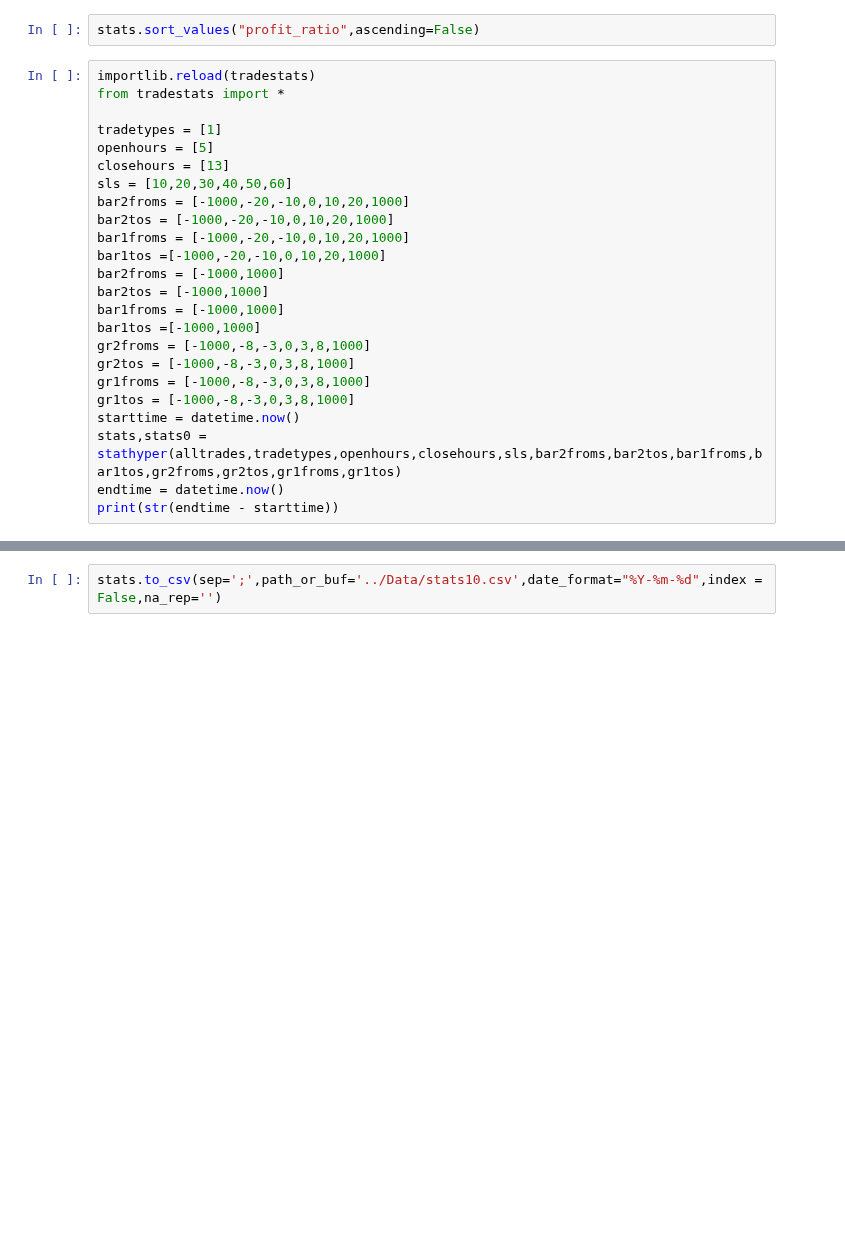
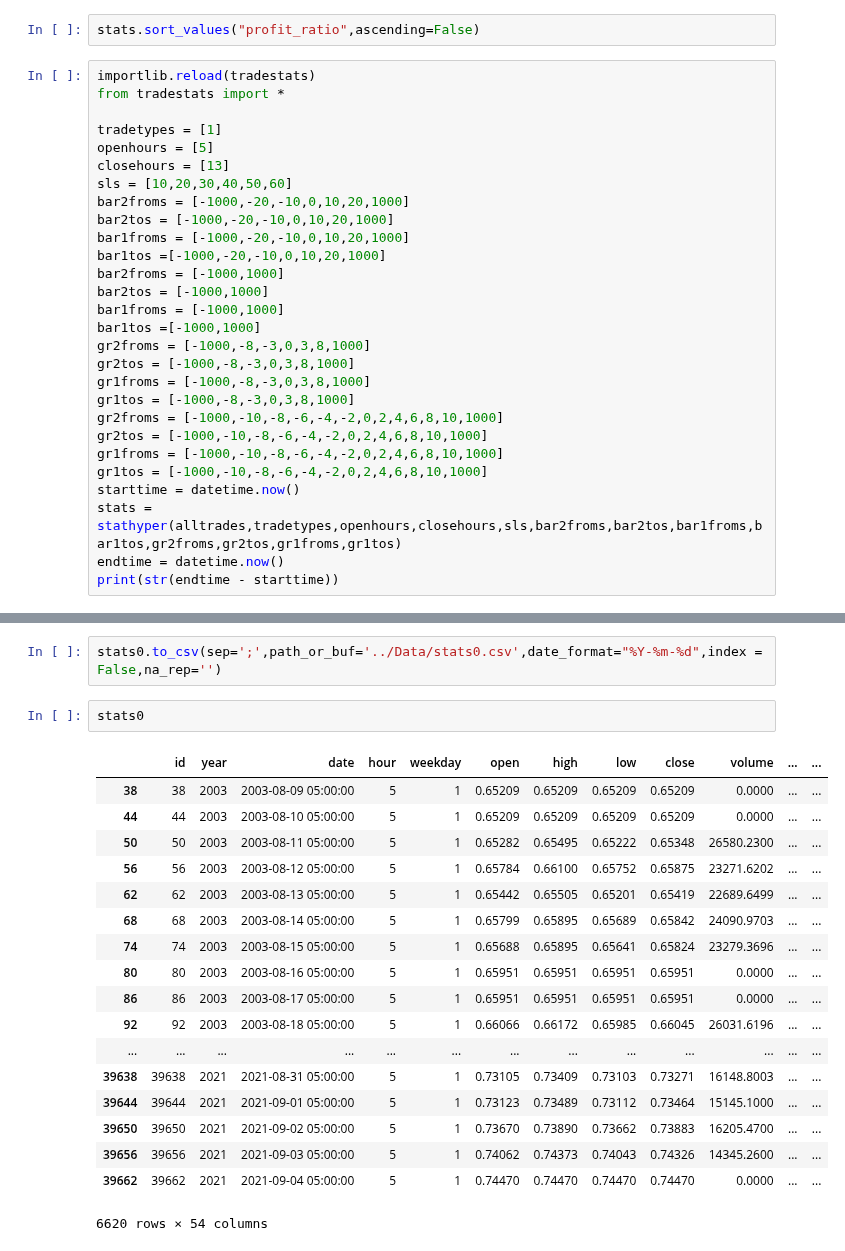
Before and after one commit to ai357060/flower, a Jupyter notebook: wm/tdiExperiment.ipynb, the cells around one changed output, grey strips where cells are left out. Drawn from its saved outputs; the diff is of its cells as text; blank space fills up the shorter version.

```diff
--- a/wm/tdiExperiment.ipynb
+++ b/wm/tdiExperiment.ipynb
@@ -167,7 +169,11 @@ gr2froms = [-1000,-8,-3,0,3,8,1000]
 gr2tos = [-1000,-8,-3,0,3,8,1000]
 gr1froms = [-1000,-8,-3,0,3,8,1000]
 gr1tos = [-1000,-8,-3,0,3,8,1000]
+gr2froms = [-1000,-10,-8,-6,-4,-2,0,2,4,6,8,10,1000]
+gr2tos = [-1000,-10,-8,-6,-4,-2,0,2,4,6,8,10,1000]
+gr1froms = [-1000,-10,-8,-6,-4,-2,0,2,4,6,8,10,1000]
+gr1tos = [-1000,-10,-8,-6,-4,-2,0,2,4,6,8,10,1000]
 starttime = datetime.now()
-stats,stats0 = stathyper(alltrades,tradetypes,openhours,closehours,sls,bar2froms,bar2tos,bar1froms,bar1tos,gr2froms,gr2tos,gr1froms,gr1tos)
+stats = stathyper(alltrades,tradetypes,openhours,closehours,sls,bar2froms,bar2tos,bar1froms,bar1tos,gr2froms,gr2tos,gr1froms,gr1tos)
 endtime = datetime.now()
 print(str(endtime - starttime))
@@ -176,2 +234,23 @@ stats.sort_values("profit_sum",ascending=False)
 # %%
-stats.to_csv(sep=';',path_or_buf='../Data/stats10.csv',date_format="%Y-%m-%d",index = False,na_rep='')
+stats0.to_csv(sep=';',path_or_buf='../Data/stats0.csv',date_format="%Y-%m-%d",index = False,na_rep='')
+# %%
+stats0
+# %% [output]
+|  | id | year | date | hour | weekday | open | high | low | close | volume | ... | ... |
+| 38 | 38 | 2003 | 2003-08-09 05:00:00 | 5 | 1 | 0.65209 | 0.65209 | 0.65209 | 0.65209 | 0.0000 | ... | ... |
+| 44 | 44 | 2003 | 2003-08-10 05:00:00 | 5 | 1 | 0.65209 | 0.65209 | 0.65209 | 0.65209 | 0.0000 | ... | ... |
+| 50 | 50 | 2003 | 2003-08-11 05:00:00 | 5 | 1 | 0.65282 | 0.65495 | 0.65222 | 0.65348 | 26580.2300 | ... | ... |
+| 56 | 56 | 2003 | 2003-08-12 05:00:00 | 5 | 1 | 0.65784 | 0.66100 | 0.65752 | 0.65875 | 23271.6202 | ... | ... |
+| 62 | 62 | 2003 | 2003-08-13 05:00:00 | 5 | 1 | 0.65442 | 0.65505 | 0.65201 | 0.65419 | 22689.6499 | ... | ... |
+| 68 | 68 | 2003 | 2003-08-14 05:00:00 | 5 | 1 | 0.65799 | 0.65895 | 0.65689 | 0.65842 | 24090.9703 | ... | ... |
+| 74 | 74 | 2003 | 2003-08-15 05:00:00 | 5 | 1 | 0.65688 | 0.65895 | 0.65641 | 0.65824 | 23279.3696 | ... | ... |
+| 80 | 80 | 2003 | 2003-08-16 05:00:00 | 5 | 1 | 0.65951 | 0.65951 | 0.65951 | 0.65951 | 0.0000 | ... | ... |
+| 86 | 86 | 2003 | 2003-08-17 05:00:00 | 5 | 1 | 0.65951 | 0.65951 | 0.65951 | 0.65951 | 0.0000 | ... | ... |
+| 92 | 92 | 2003 | 2003-08-18 05:00:00 | 5 | 1 | 0.66066 | 0.66172 | 0.65985 | 0.66045 | 26031.6196 | ... | ... |
+| ... | ... | ... | ... | ... | ... | ... | ... | ... | ... | ... | ... | ... |
+| 39638 | 39638 | 2021 | 2021-08-31 05:00:00 | 5 | 1 | 0.73105 | 0.73409 | 0.73103 | 0.73271 | 16148.8003 | ... | ... |
+| 39644 | 39644 | 2021 | 2021-09-01 05:00:00 | 5 | 1 | 0.73123 | 0.73489 | 0.73112 | 0.73464 | 15145.1000 | ... | ... |
+| 39650 | 39650 | 2021 | 2021-09-02 05:00:00 | 5 | 1 | 0.73670 | 0.73890 | 0.73662 | 0.73883 | 16205.4700 | ... | ... |
+| 39656 | 39656 | 2021 | 2021-09-03 05:00:00 | 5 | 1 | 0.74062 | 0.74373 | 0.74043 | 0.74326 | 14345.2600 | ... | ... |
+| 39662 | 39662 | 2021 | 2021-09-04 05:00:00 | 5 | 1 | 0.74470 | 0.74470 | 0.74470 | 0.74470 | 0.0000 | ... | ... |
+6620 rows × 54 columns
```
Also changed, not shown: parts of 4 cells of this notebook, 2 other files.
